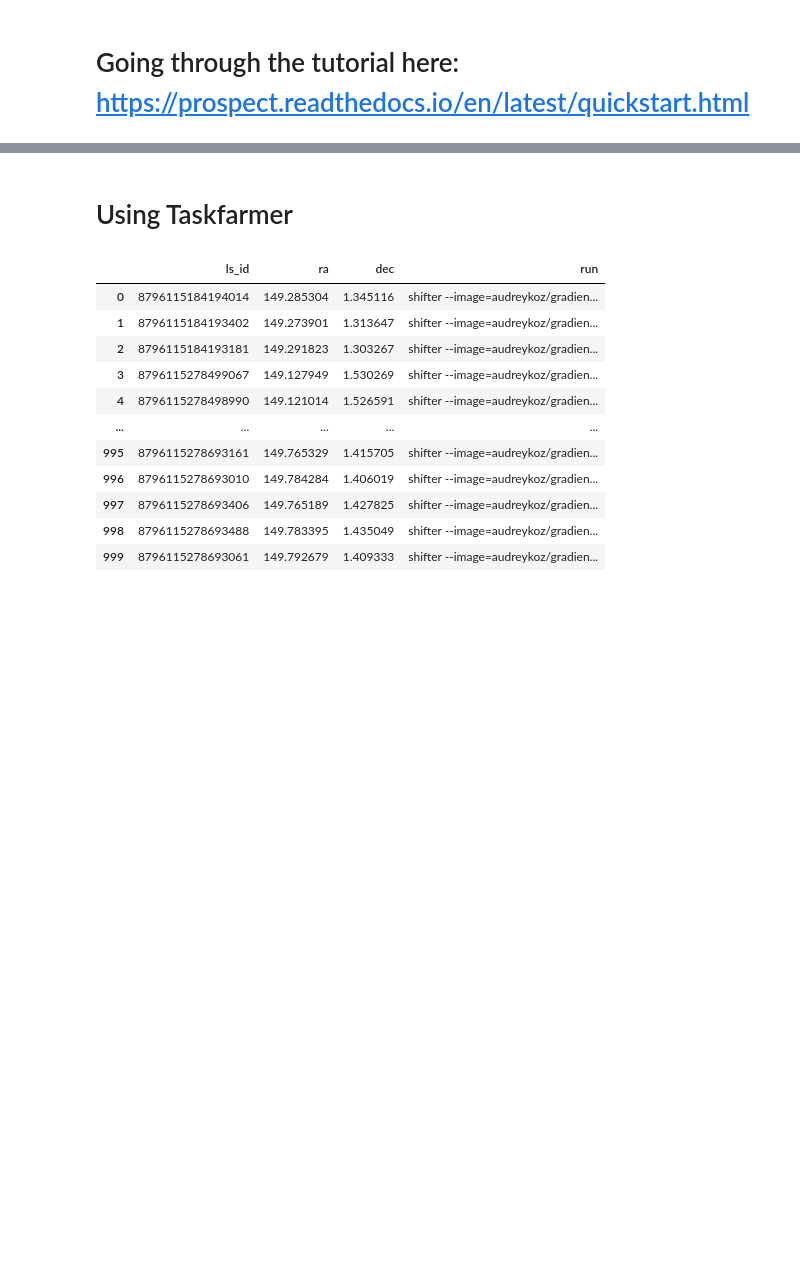
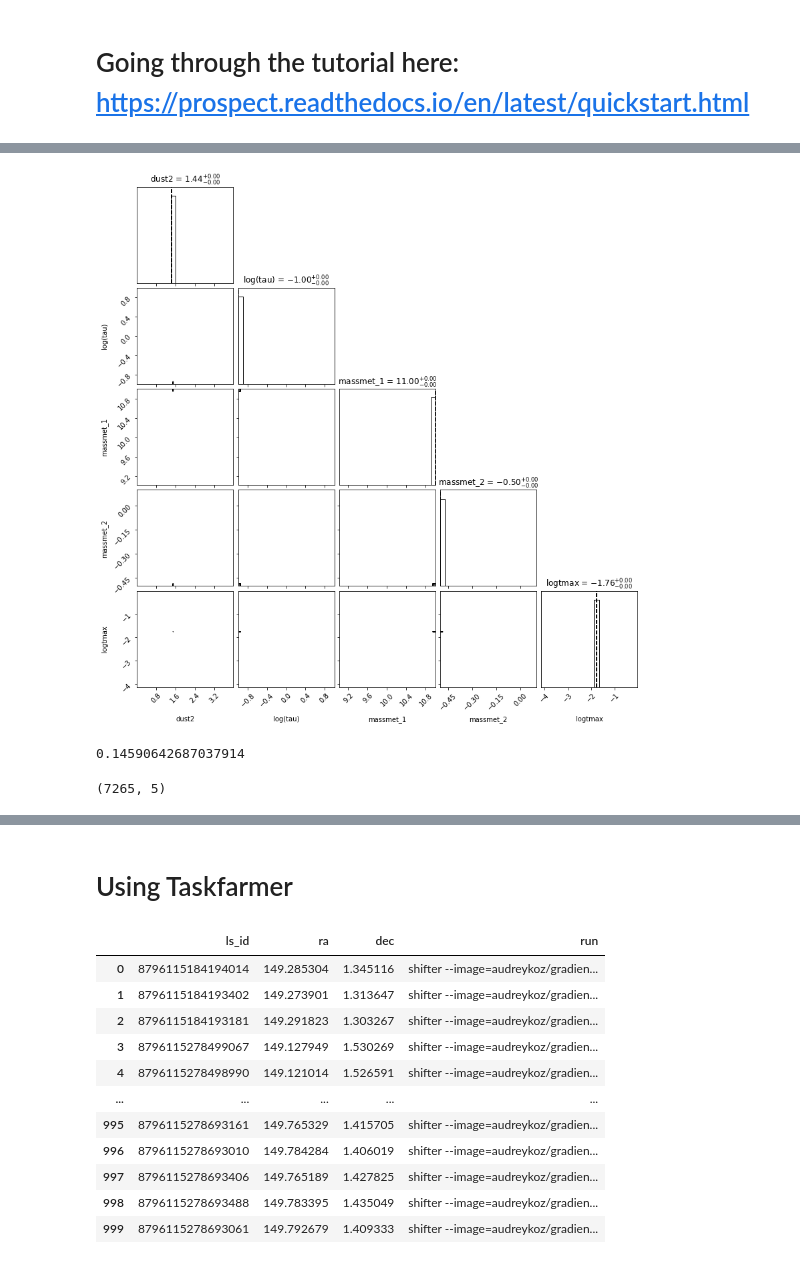
Before and after one commit to eramey16/galactic_lenses, a Jupyter notebook: Test.ipynb, the cells around one changed output, grey strips where cells are left out. Drawn from its saved outputs; the diff is of its cells as text; code cells hidden in the pictures; blank space fills up the shorter version.

```diff
--- a/Test.ipynb
+++ b/Test.ipynb
@@ -81,0 +107,3 @@ ModuleNotFoundError: No module named 'prospect'
+# %%
+cornerfig = reader.subcorner(res)
+# %% [output]
@@ -81,0 +120,10 @@ ModuleNotFoundError: No module named 'prospect'
+[figure, added]
+# %%
+import numpy as np
+np.average(np.log10(res['chain'][:,0]))
+# %% [output]
+0.14590642687037914
+# %%
+res['chain'].shape
+# %% [output]
+(7265, 5)
```
Also changed, not shown: parts of 32 cells of this notebook, 2 other files.
